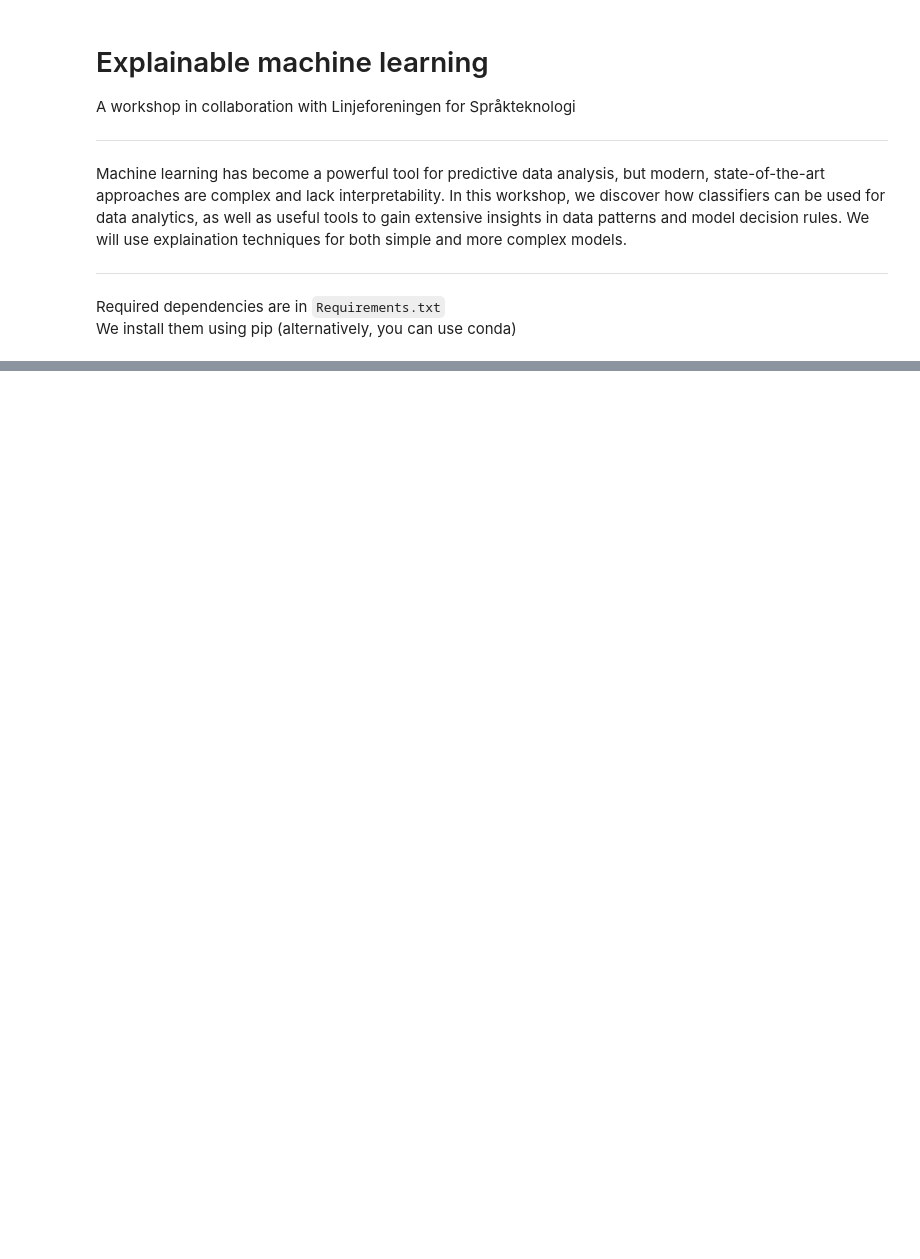
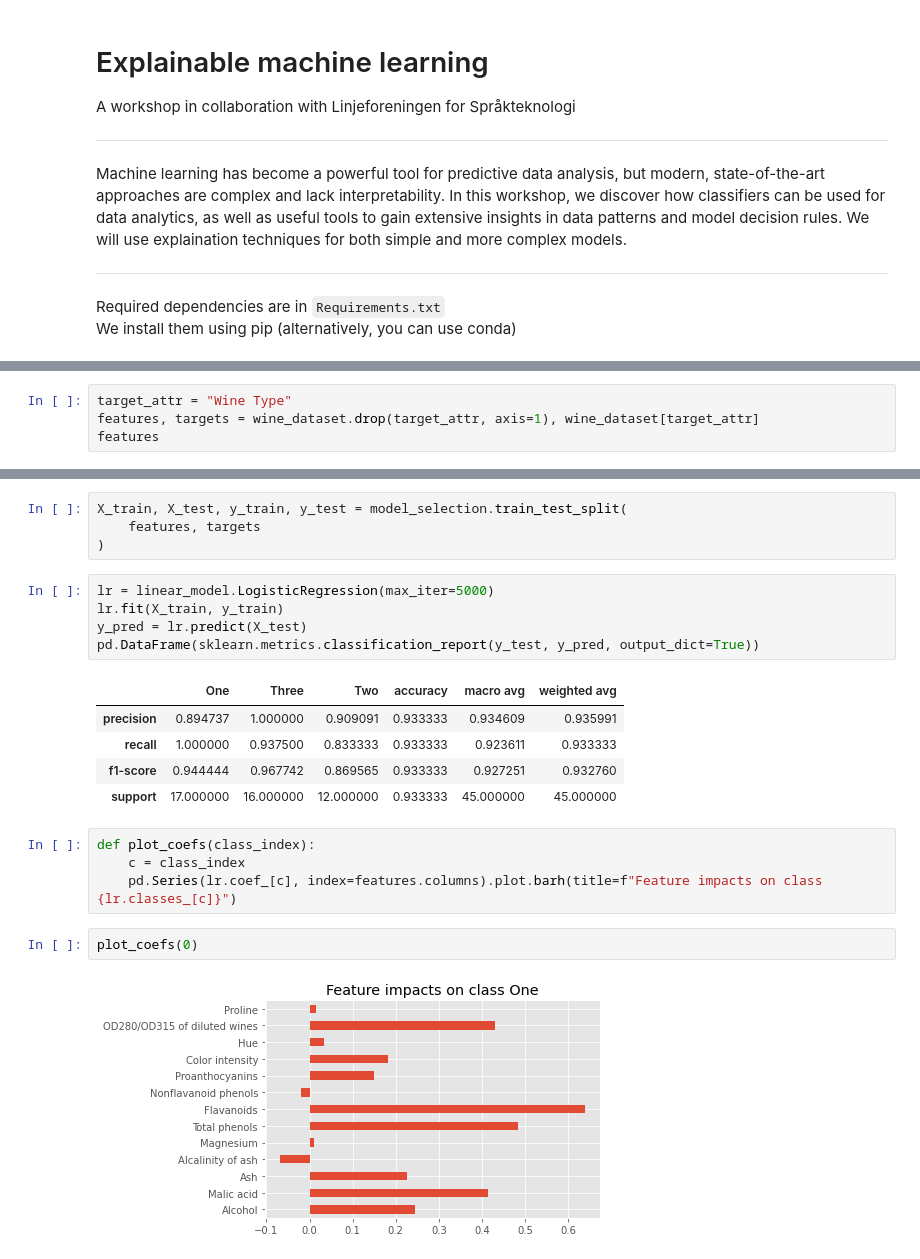
Before and after one commit to marksverdhei/explainable_machine_learning_workshop, a Jupyter notebook: Explainable_machine_learning.ipynb, the cells around one changed output, grey strips where cells are left out. Cells and saved outputs as stored; diff of their text form; blank space fills up the shorter version.

Commit message:
add plots

```diff
--- a/Explainable_machine_learning.ipynb
+++ b/Explainable_machine_learning.ipynb
@@ -36,0 +39,4 @@ import matplotlib.pyplot as plt
+# %%
+target_attr = "Wine Type"
+features, targets = wine_dataset.drop(target_attr, axis=1), wine_dataset[target_attr]
+features
@@ -36,0 +72,23 @@ import matplotlib.pyplot as plt
+# %%
+X_train, X_test, y_train, y_test = model_selection.train_test_split(
+    features, targets
+)
+# %%
+lr = linear_model.LogisticRegression(max_iter=5000)
+lr.fit(X_train, y_train)
+y_pred = lr.predict(X_test)
+pd.DataFrame(sklearn.metrics.classification_report(y_test, y_pred, output_dict=True))
+# %% [output]
+|  | One | Three | Two | accuracy | macro avg | weighted avg |
+| precision | 0.894737 | 1.000000 | 0.909091 | 0.933333 | 0.934609 | 0.935991 |
+| recall | 1.000000 | 0.937500 | 0.833333 | 0.933333 | 0.923611 | 0.933333 |
+| f1-score | 0.944444 | 0.967742 | 0.869565 | 0.933333 | 0.927251 | 0.932760 |
+| support | 17.000000 | 16.000000 | 12.000000 | 0.933333 | 45.000000 | 45.000000 |
+# %%
+def plot_coefs(class_index):
+    c = class_index
+    pd.Series(lr.coef_[c], index=features.columns).plot.barh(title=f"Feature impacts on class {lr.classes_[c]}")
+# %%
+plot_coefs(0)
+# %% [output]
+[figure, added]
```
Also changed, not shown: parts of 21 cells of this notebook, 3 other files.
